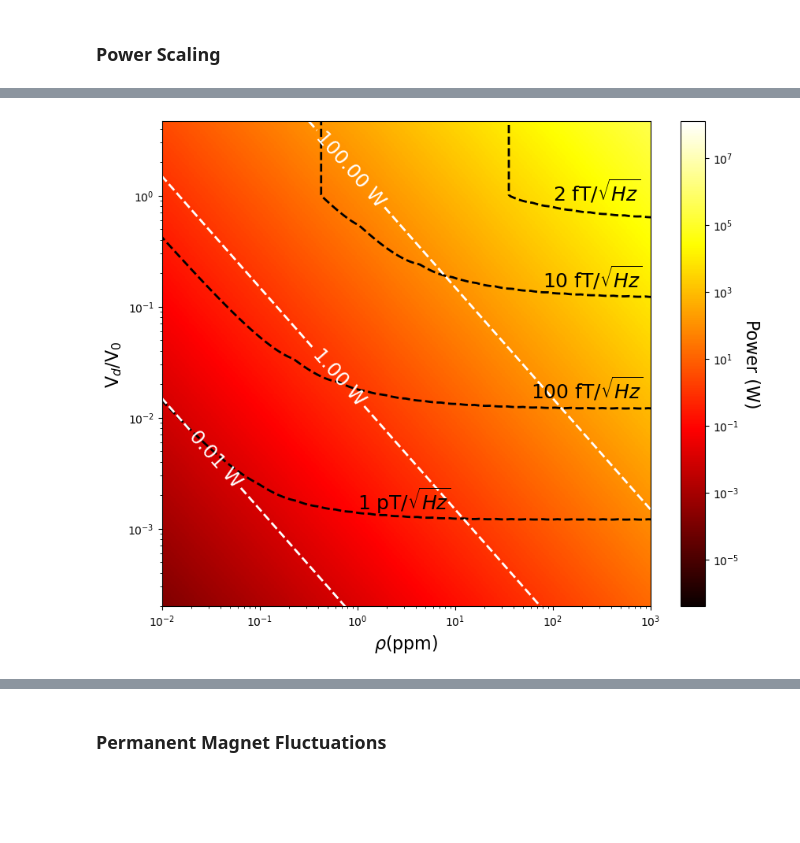
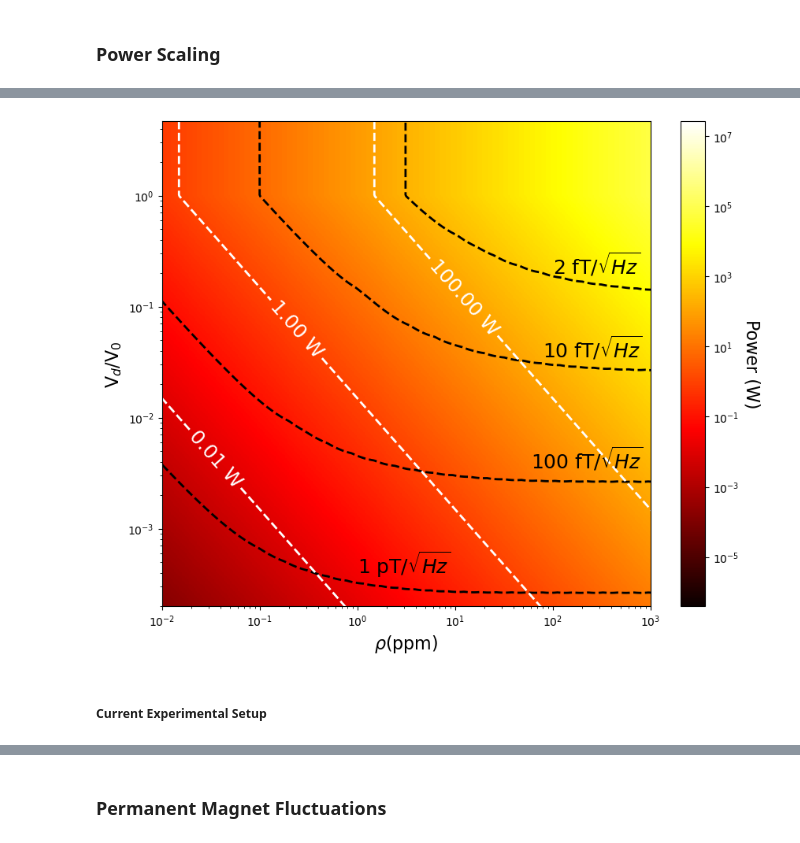
Before and after one commit to JackRich1/NV-cavity-QED, a Jupyter notebook: Cavity_QED_Sensor.ipynb, the cells around one changed output, grey strips where cells are left out. Saved outputs shown, nothing was run; the diff lists cells and outputs as text; code cells hidden in the pictures; blank space fills up the shorter version.

```diff
--- a/Cavity_QED_Sensor.ipynb
+++ b/Cavity_QED_Sensor.ipynb
@@ -229,3 +229,27 @@ Based on your understanding on the project, write codes to calculate the maximum
 **A2.2 Power depedence**
 
 Think about how this power dependence is related to the magnetic field sensitivity. Calculated it from the Digital Twin model and compare with the experiment data.
+# %%
+def compute_sens(rho, gammao, V, Q, gamma, PowerList, vot, Vd, energy, gs, kc, kc1, Gamma=None):
+    if Gamma==None:
+        Gamma = 330e3 / 4 * rho
+    alpha2 = 10**(PowerList / 10) * 1e-3 / (energy * kc1)
+    beta2 = alpha2 * kc1
+    N = (rho * 3.51 / 12.01 * 6.022e23) * Vd * min(Vd,V)/Vd
+    eta = 1*(1+0.7)*(1/6)/(1*0.7)
+    I_1 = 3*(1+0.7)*(2+1)*200/0.7
+    Polarization = (1-eta)/(1 + 2*eta + I_1/gammao)
+    geff = gs * np.sqrt(N * Polarization)   # correct
+#     geff = 0.19e6*np.sqrt(rho) * np.sqrt(min(V,Vd)/Vd) * np.sqrt(Vd/(3e-3*3e-3*0.9e-3))
+    gamma1 = gamma + gammao
+    xi1 = np.sqrt(4 * 2 * gs**2 * alpha2 / gammao * gamma1 + gamma1**2)
+    alpha2_v2 = kc1 * beta2 / (kc / 2 + geff**2 * 2 * gamma1 / xi1 / (Gamma + xi1))**2
+    xi3 = np.sqrt(4 * 2 * gs**2 * alpha2_v2 / gammao * gamma1 + gamma1**2)
+    dVdB = geff**2 * 4 / (Gamma + xi3)**2 * kc1 / (kc / 2 + geff**2 * 2 * gamma1 / xi3 / (Gamma + xi3))**2 * vot * 28e9 / np.sqrt(3) * 1e-4 * 2
+    xi = xi1
+    xi2 = gamma1 / np.sqrt(xi**2 + gamma1**2)
+    geff2 = geff * np.sqrt(xi2)
+    Gamma1 = Gamma + gamma1 / xi2
+    CC = kc1 * Gamma1 * geff2**2 / (Gamma1**2 / 4 * kc**2 / 4 + geff2**2 * Gamma1 * kc / 2 + geff2**4)
+    noise = 0.45e-9 - 0.1345e-9 * CC
+    return min(noise / dVdB / 1e4)
@@ -472,4 +504,8 @@ Through simulation, we determine a quality factor of $2x10^{4}$ and mode volume
 # %%
+# This cell relies on running the Sensitivity Optimization over Diamond Volume and NV Density code
+# This shows how power scales linearly with the number of NVs, assuming a standard of 5W for our current
+# experimental setup
+
 # Create the figure
 plt.figure(figsize=(10, 8))
 
@@ -481,7 +517,7 @@ rr1 = V0list / V
 RR2, RR1 = np.meshgrid(rr2, rr1)
 
 # Plot the data using pcolormesh
-plt.pcolormesh(RR2, RR1, powers, shading='auto', norm=LogNorm(), cmap='hot')
+plt.pcolormesh(RR2, RR1, powers_lin, shading='auto', norm=LogNorm(), cmap='hot')
 
 # Set scales to log
 plt.xscale('log')
@@ -491,37 +527,37 @@ plt.yscale('log')
 cbar = plt.colorbar()
 cbar.set_label('Power (W)', rotation=270, labelpad=20, fontsize=16)
 
 # Set axis labels and limits
 plt.xlabel(r'$\rho$(ppm)', fontsize=16)
 plt.ylabel(r'V$_{d}$/V$_{0}$', fontsize=16)
 plt.xlim([1e-2, 1e3])
 plt.ylim([2e-4, 4.68])
 
 # # Set the line width and tick length
 # ax = plt.gca()
 # ax.spines['top'].set_linewidth(0.5)
 # ax.spines['right'].set_linewidth(0.5)
 # ax.spines['bottom'].set_linewidth(0.5)
 # ax.spines['left'].set_linewidth(0.5)
 # ax.tick_params(width=0.5, length=6)
 
 # Generate contour levels
 contour_levels = [2e-15, 1e-14, 1e-13, 1e-12]
-contour = plt.contour(RR2, RR1, sens, levels=contour_levels, colors='black', linewidths=2, linestyles='--')
+contour = plt.contour(RR2, RR1, sens_Vd_rho, levels=contour_levels, colors='black', linewidths=2, linestyles='--')
 plt.clabel(contour, inline=True, fontsize=18, fmt='%.1e', colors='black')
 
 # Generate contour levels
 contour_levels = [1e-2, 1e0, 1e2]
-contour = plt.contour(RR2, RR1, powers, levels=contour_levels, colors='white', linewidths=2, linestyles='--')
+contour = plt.contour(RR2, RR1, powers_lin, levels=contour_levels, colors='white', linewidths=2, linestyles='--')
 plt.clabel(contour, inline=True, fontsize=18, fmt=lambda x: f'{x:.2f} W', colors='white')
 
-plt.text(1, 0.0015, r'1 pT/$\sqrt{Hz}$', fontsize=18, color='black')
-plt.text(60, 0.015, r'100 fT/$\sqrt{Hz}$', fontsize=18, color='black')
-plt.text(80, 0.15, r'10 fT/$\sqrt{Hz}$', fontsize=18, color='black')
-plt.text(100, 0.9, r'2 fT/$\sqrt{Hz}$', fontsize=18, color='black')
+plt.text(1, 0.0004, r'1 pT/$\sqrt{Hz}$', fontsize=18, color='black')
+plt.text(60, 0.0035, r'100 fT/$\sqrt{Hz}$', fontsize=18, color='black')
+plt.text(80, 0.035, r'10 fT/$\sqrt{Hz}$', fontsize=18, color='black')
+plt.text(100, 0.2, r'2 fT/$\sqrt{Hz}$', fontsize=18, color='black')
 
 
 # Show the plot
 plt.show()
 # %% [output]
-[figure, old version]
+[figure, new version]
@@ -527,0 +593,2 @@ plt.show()
+# %% [markdown]
+##### Current Experimental Setup
```
Also changed, not shown: parts of 54 cells of this notebook, 2 other files.
